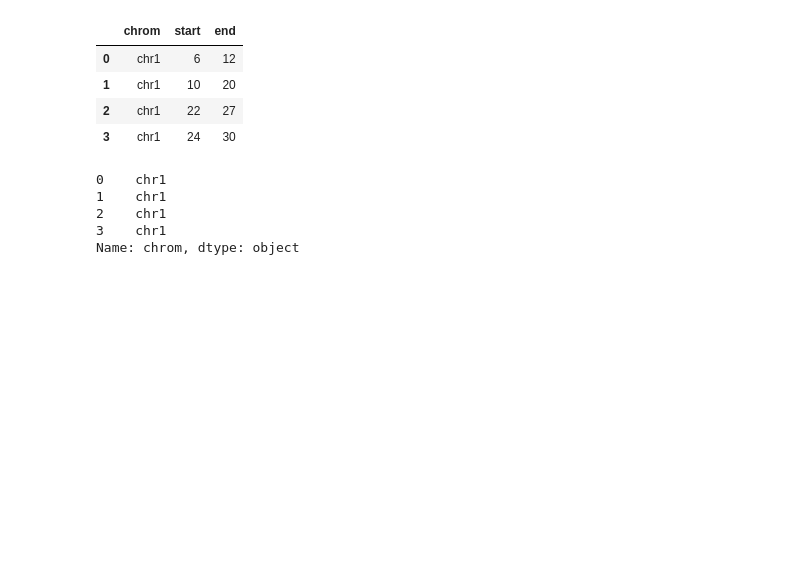
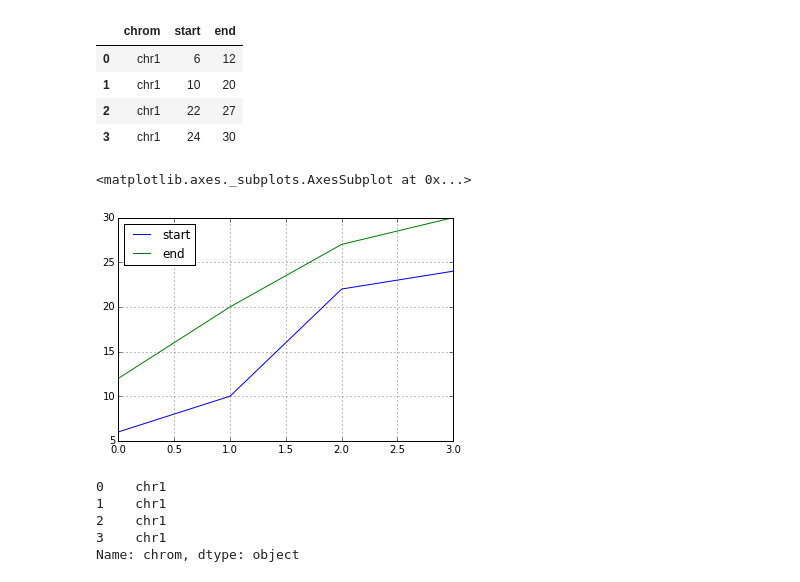
Before and after one commit to Duke-GCB/SciComp-Materials, a Jupyter notebook: python-part-04.ipynb, the cells around one changed output. Drawn from its saved outputs; the diff is of its cells as text; code cells hidden in the pictures; blank space fills up the shorter version.

```diff
--- a/python-part-04.ipynb
+++ b/python-part-04.ipynb
@@ -20,6 +38,11 @@ a
 | 1 | chr1 | 10 | 20 |
 | 2 | chr1 | 22 | 27 |
 | 3 | chr1 | 24 | 30 |
+# %%
+a.plot()
+# %% [output]
+<matplotlib.axes._subplots.AxesSubplot at 0x...>
+[figure, added]
 # %%
 a['chrom']
 # %% [output]
```
Also changed, not shown: parts of 20 cells of this notebook.
